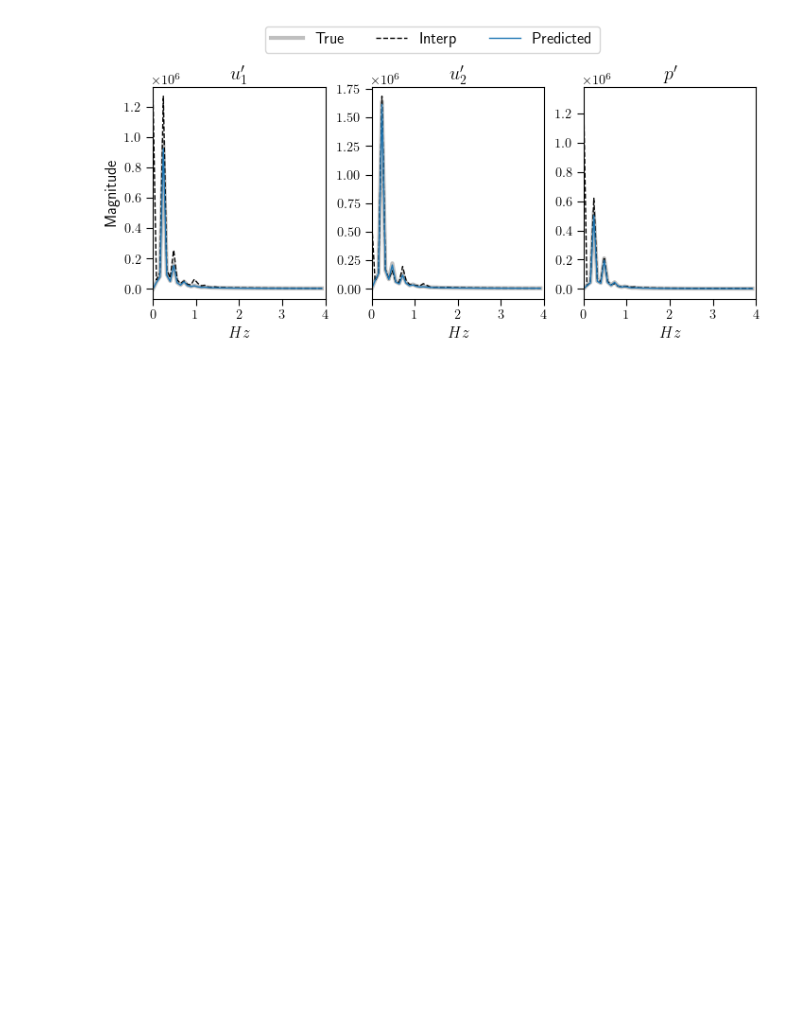
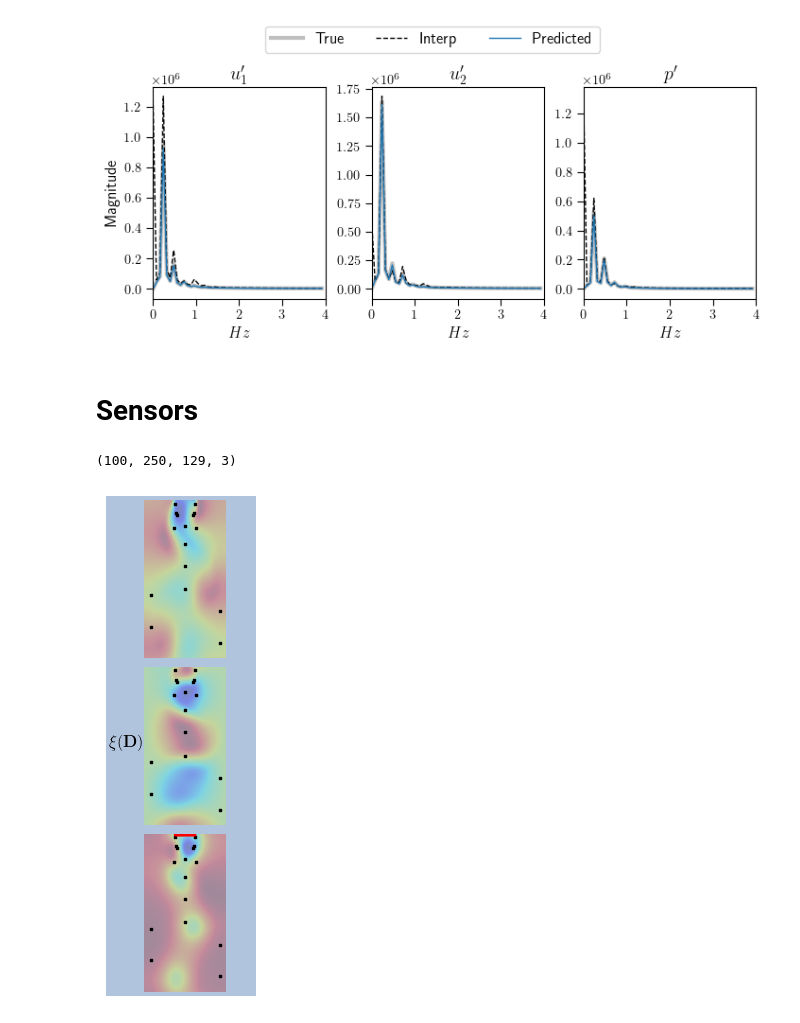
Before and after one commit to MagriLab/FlowReconstructionFromExperiment, a Jupyter notebook: figures_for_paper/clean_reconstruction.ipynb, the cells around one changed output. Drawn from its saved outputs; the diff is of its cells as text; code cells hidden in the pictures; blank space fills up the shorter version.

```diff
--- a/figures_for_paper/clean_reconstruction.ipynb
+++ b/figures_for_paper/clean_reconstruction.ipynb
@@ -341,3 +337,28 @@ make_image_freq(results_sparse,'clean_sparse_freq')
 # %% [output]
 [figure]
 [figure]
+# %% [markdown]
+# Sensors
+# %%
+results_sparse[0].shape
+# %% [output]
+(100, 250, 129, 3)
+# %%
+idx = [[44, 44, 23, 23, 140, 68, 40, 103, 5, 5, 20, 20, 150, 175, 200, 225],[81, 47, 51, 77, 64, 64, 64, 64, 80, 48, 78, 50, 10, 119, 10, 119]]
+fig = plt.figure(figsize=(1.5,5))
+sfig = fig.subfigures(1,1,facecolor='lightsteelblue')
+subfigs = fig.subfigures(1,2,width_ratios=[0.05,0.9],wspace=-0.1,facecolor='lightsteelblue')
+axes = subfigs[1].subplots(3,1)
+for i in range(3):
+    axes[i].imshow(results_sparse[0][0,:,:,i],alpha=0.3)
+    axes[i].axis('off')
+    axes[i].scatter(idx[1],idx[0],s=3,c='k',marker='s')
+axes[2].scatter(range(49,80),[0]*31,marker='s',c='r',s=3)
+
+subfigs[1].text(-0.032,0.5,'$\\xi(\mathbf{D})$')
+
+# fig.savefig('./figs/data_taking_observations',bbox_inches='tight')
+
+fig.show()
+# %% [output]
+[figure, added]
```
Also changed, not shown: parts of 6 cells of this notebook, 4 other files.
